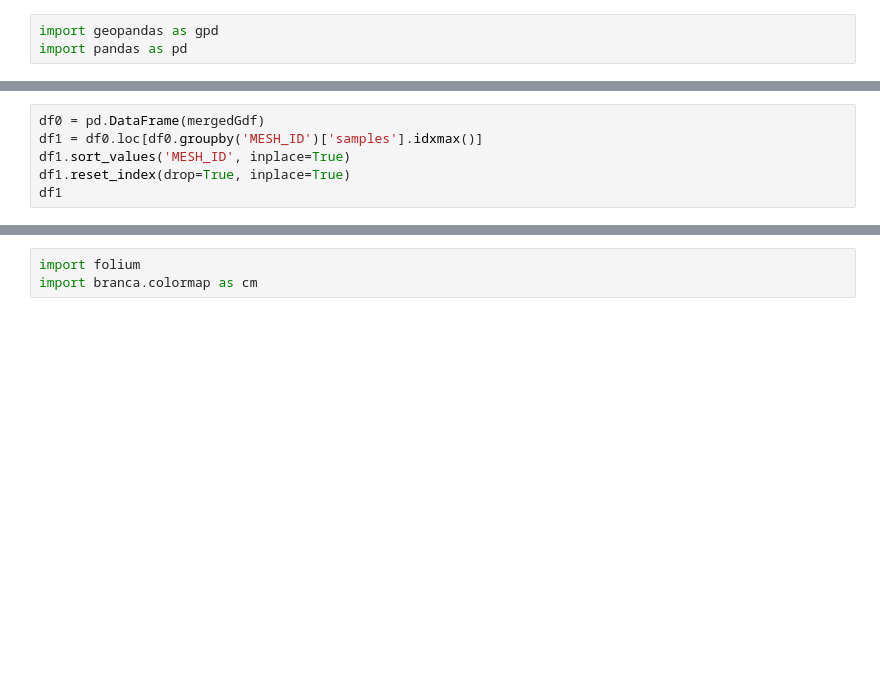
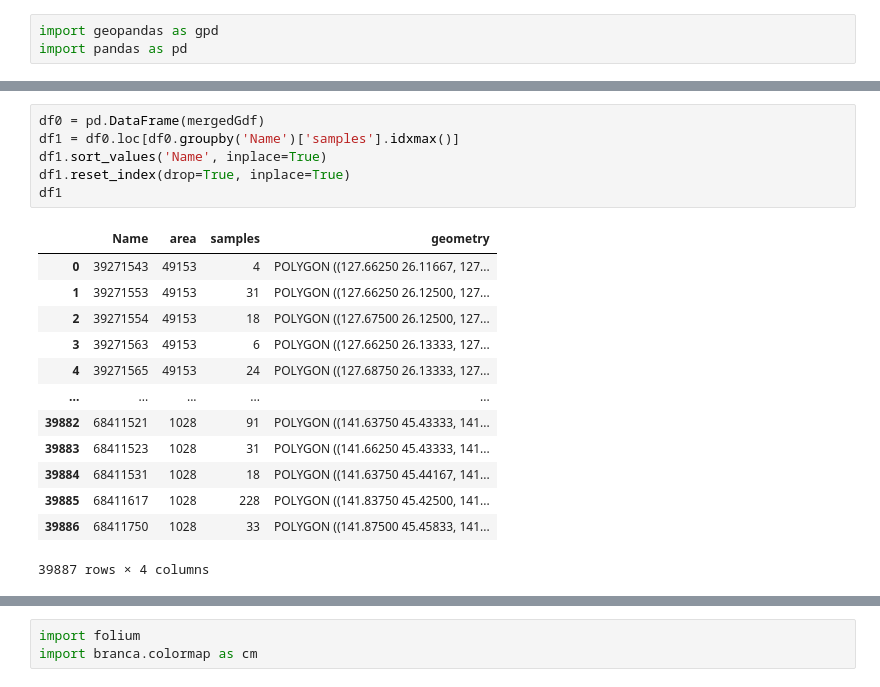
Before and after one commit to denpayanara/TAC-Rakuten, a Jupyter notebook: mesh2.ipynb, the cells around one changed output, grey strips where cells are left out. Cells and saved outputs as stored; diff of their text form; blank space fills up the shorter version.

```diff
--- a/mesh2.ipynb
+++ b/mesh2.ipynb
@@ -41,6 +119,20 @@ mergedGdf
 # %%
 df0 = pd.DataFrame(mergedGdf)
-df1 = df0.loc[df0.groupby('MESH_ID')['samples'].idxmax()]
-df1.sort_values('MESH_ID', inplace=True)
+df1 = df0.loc[df0.groupby('Name')['samples'].idxmax()]
+df1.sort_values('Name', inplace=True)
 df1.reset_index(drop=True, inplace=True)
 df1
+# %% [output]
+|  | Name | area | samples | geometry |
+| 0 | 39271543 | 49153 | 4 | POLYGON ((127.66250 26.11667, 127... |
+| 1 | 39271553 | 49153 | 31 | POLYGON ((127.66250 26.12500, 127... |
+| 2 | 39271554 | 49153 | 18 | POLYGON ((127.67500 26.12500, 127... |
+| 3 | 39271563 | 49153 | 6 | POLYGON ((127.66250 26.13333, 127... |
+| 4 | 39271565 | 49153 | 24 | POLYGON ((127.68750 26.13333, 127... |
+| ... | ... | ... | ... | ... |
+| 39882 | 68411521 | 1028 | 91 | POLYGON ((141.63750 45.43333, 141... |
+| 39883 | 68411523 | 1028 | 31 | POLYGON ((141.66250 45.43333, 141... |
+| 39884 | 68411531 | 1028 | 18 | POLYGON ((141.63750 45.44167, 141... |
+| 39885 | 68411617 | 1028 | 228 | POLYGON ((141.83750 45.42500, 141... |
+| 39886 | 68411750 | 1028 | 33 | POLYGON ((141.87500 45.45833, 141... |
+39887 rows × 4 columns
```
Also changed, not shown: parts of 15 cells of this notebook.
